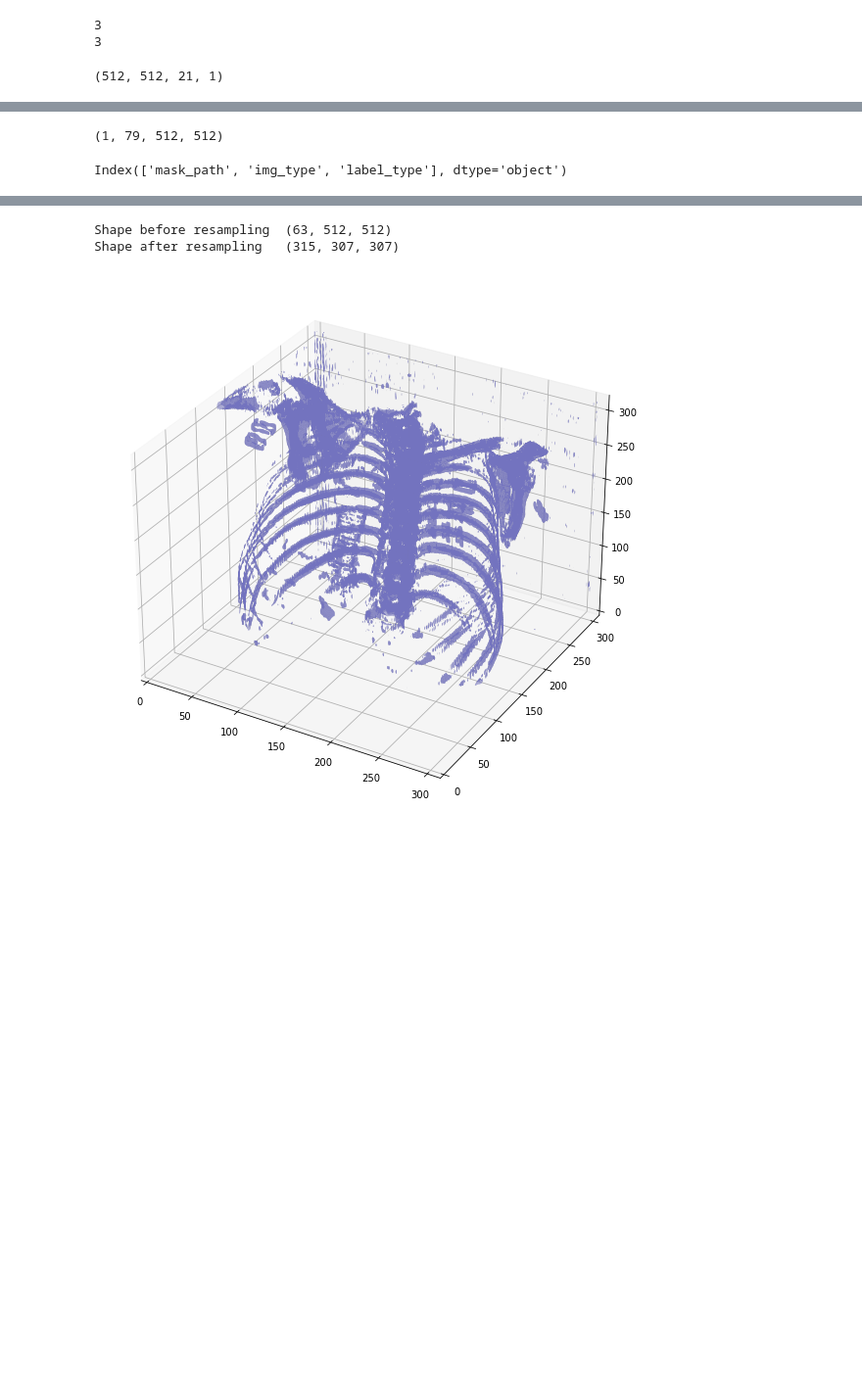
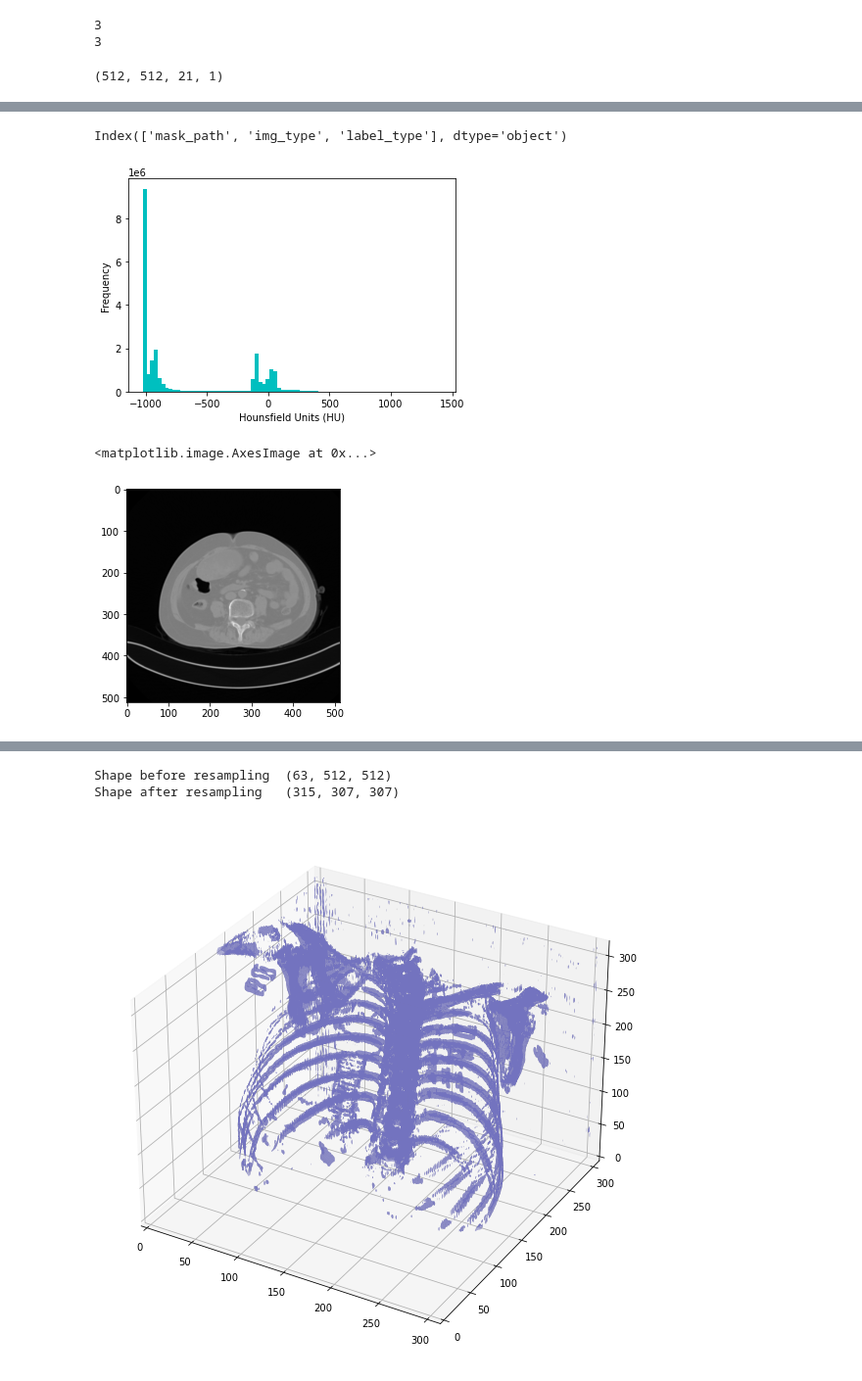
Before and after one commit to wyh196646/AI_Lung_nodule, a Jupyter notebook: data_processing/test.ipynb, the cells around one changed output, grey strips where cells are left out. Shown at 98% size. Cells and saved outputs as stored; diff of their text form; code cells hidden in the pictures; blank space fills up the shorter version.

```diff
--- a/data_processing/test.ipynb
+++ b/data_processing/test.ipynb
@@ -289,9 +236,3 @@ o.GetSize()[0:3]
-# %%
-o=sitk.ReadImage(label_path)
-img = sitk.GetArrayFromImage(o)
-img.shape
-# %% [output]
-(1, 79, 512, 512)
 # %%
 mask_key.columns
 # %% [output]
@@ -310 +275,13 @@ file_path='/home/wyh21/AI_Lung_node/data_processing/new_json.json'
+# %%
+plt.hist(case_pixels.flatten(), bins=80, color='c')
+plt.xlabel("Hounsfield Units (HU)")
+plt.ylabel("Frequency")
+plt.show()
+
+# Show some slice in the middle
+plt.imshow(case_pixels[1], cmap=plt.cm.gray)
+# %% [output]
+[figure, added]
+<matplotlib.image.AxesImage at 0x...>
+[figure, added]
 # %%
```
Also changed, not shown: parts of 25 cells of this notebook, 2 other files.
